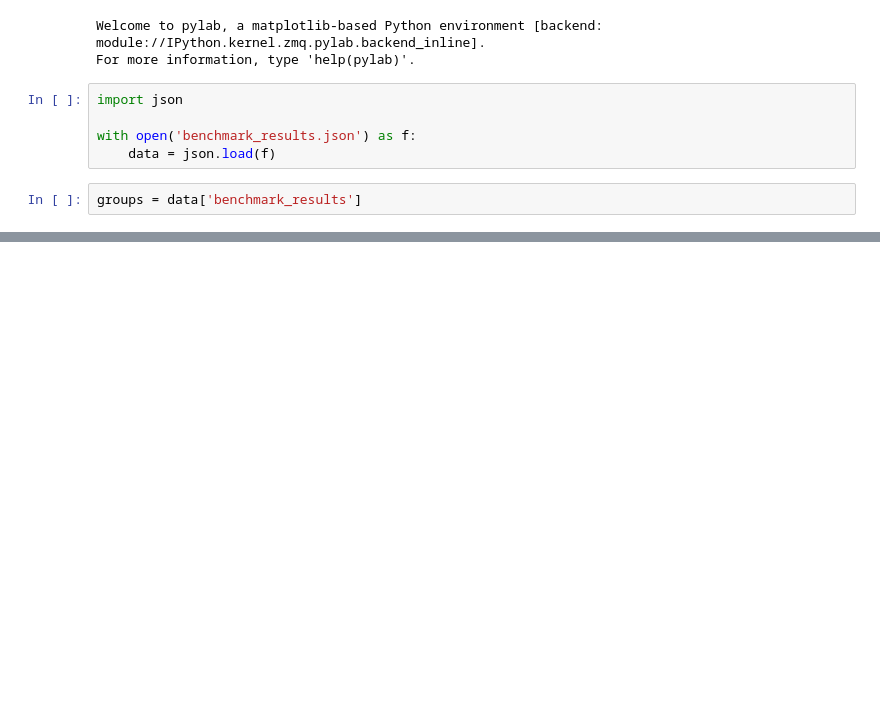
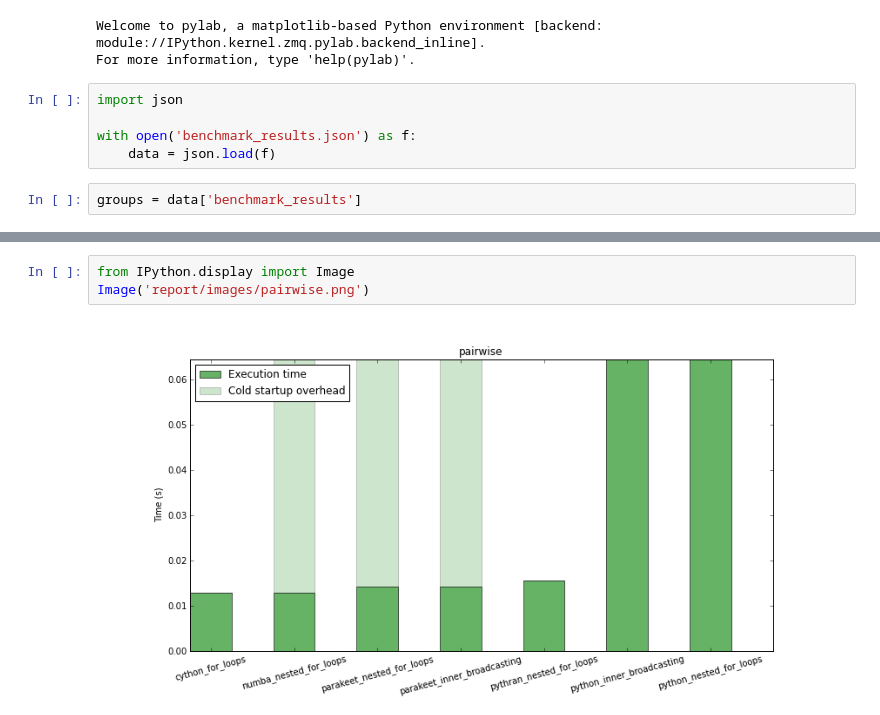
Before and after one commit to numfocus/python-benchmarks, a Jupyter notebook: Untitled0.ipynb, the cells around one changed output, grey strips where cells are left out. Drawn from its saved outputs; the diff is of its cells as text; blank space fills up the shorter version.

```diff
--- a/Untitled0.ipynb
+++ b/Untitled0.ipynb
@@ -38,0 +50,5 @@ def ranked_timings(benchmark_results):
+# %%
+from IPython.display import Image
+Image('report/images/pairwise.png')
+# %% [output]
+[figure, added]
```
Also changed, not shown: parts of 5 cells of this notebook, 6 other files.
